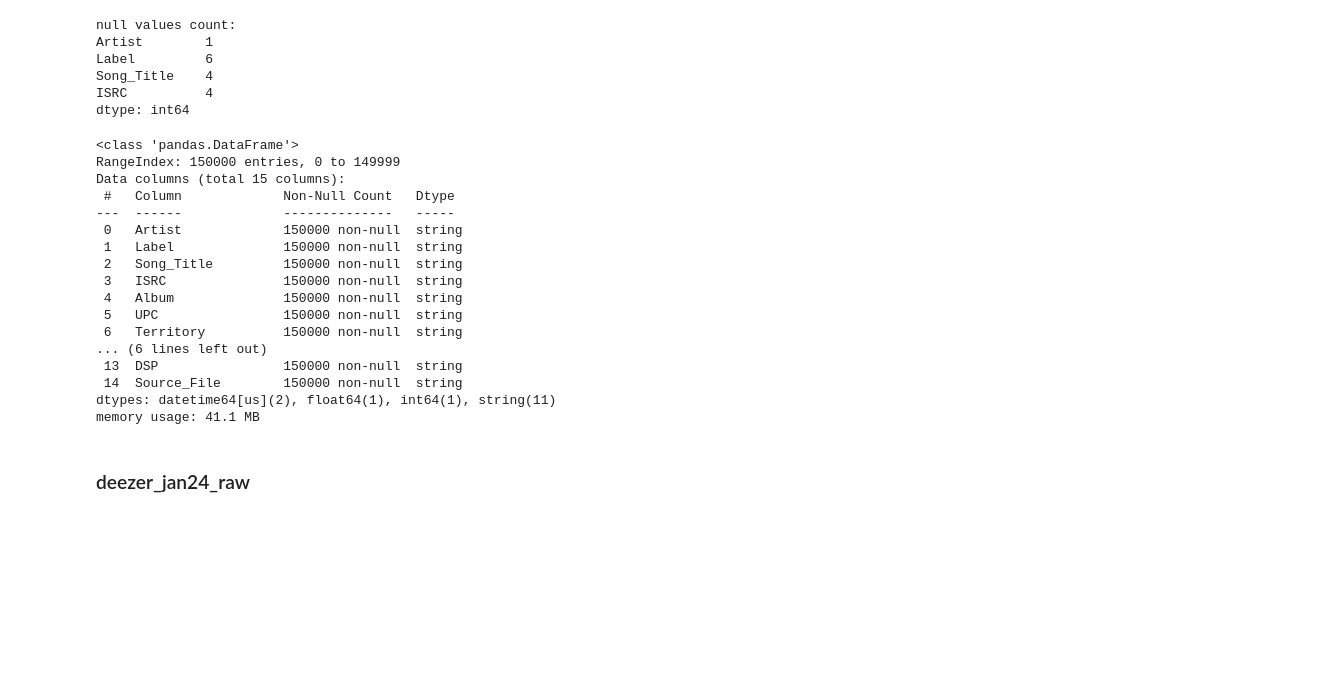
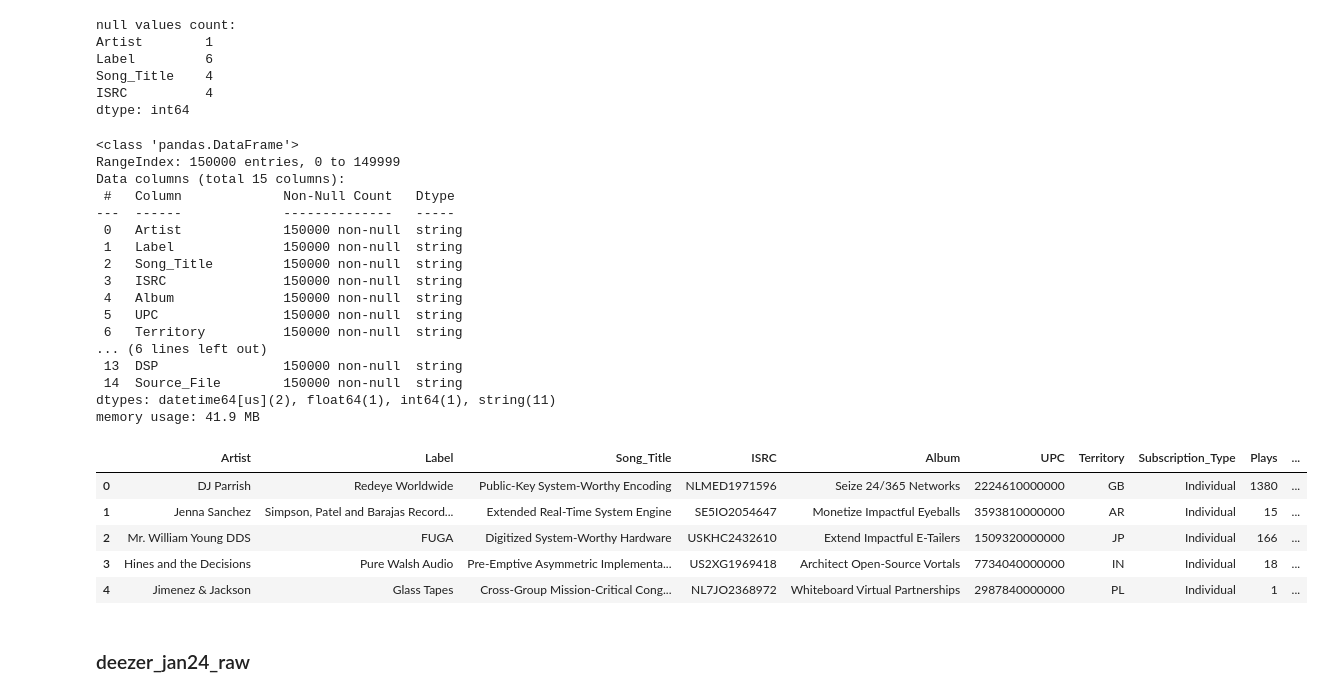
Before and after one commit to andreavecchi1996/royalty_data_quality_pipeline, a Jupyter notebook: royalty_data_quality_pipeline.ipynb, the cells around one changed output. Drawn from its saved outputs; the diff is of its cells as text; code cells hidden in the pictures; blank space fills up the shorter version.

```diff
--- a/royalty_data_quality_pipeline.ipynb
+++ b/royalty_data_quality_pipeline.ipynb
@@ -1094,7 +1094,7 @@ for col in ["Artist", "Label", "Song_Title", "ISRC", "Album", "Territory", "Subs
     df[col] = df[col].astype("string").str.strip()
 
 # DSP and Source columns creation.
-df["DSP"] = "apple"
+df["DSP"] = "Apple Music"
 df["Source_File"] = "apple_mar24_raw.csv"
 
 #-----------------------------------------------------------------------------
@@ -1196,7 +1196,16 @@ Data columns (total 15 columns):
  13  DSP                150000 non-null  string
  14  Source_File        150000 non-null  string
 dtypes: datetime64[us](2), float64(1), int64(1), string(11)
-memory usage: 41.1 MB
+memory usage: 41.9 MB
+# %%
+df_apple_mar24_clean.head(5)
+# %% [output]
+|  | Artist | Label | Song_Title | ISRC | Album | UPC | Territory | Subscription_Type | Plays | ... |
+| 0 | DJ Parrish | Redeye Worldwide | Public-Key System-Worthy Encoding | NLMED1971596 | Seize 24/365 Networks | 2224610000000 | GB | Individual | 1380 | ... |
+| 1 | Jenna Sanchez | Simpson, Patel and Barajas Record... | Extended Real-Time System Engine | SE5IO2054647 | Monetize Impactful Eyeballs | 3593810000000 | AR | Individual | 15 | ... |
+| 2 | Mr. William Young DDS | FUGA | Digitized System-Worthy Hardware | USKHC2432610 | Extend Impactful E-Tailers | 1509320000000 | JP | Individual | 166 | ... |
+| 3 | Hines and the Decisions | Pure Walsh Audio | Pre-Emptive Asymmetric Implementa... | US2XG1969418 | Architect Open-Source Vortals | 7734040000000 | IN | Individual | 18 | ... |
+| 4 | Jimenez & Jackson | Glass Tapes | Cross-Group Mission-Critical Cong... | NL7JO2368972 | Whiteboard Virtual Partnerships | 2987840000000 | PL | Individual | 1 | ... |
 # %% [markdown]
 ### deezer_jan24_raw
 # %%
```
Also changed, not shown: parts of 24 cells of this notebook, 1 other file.
